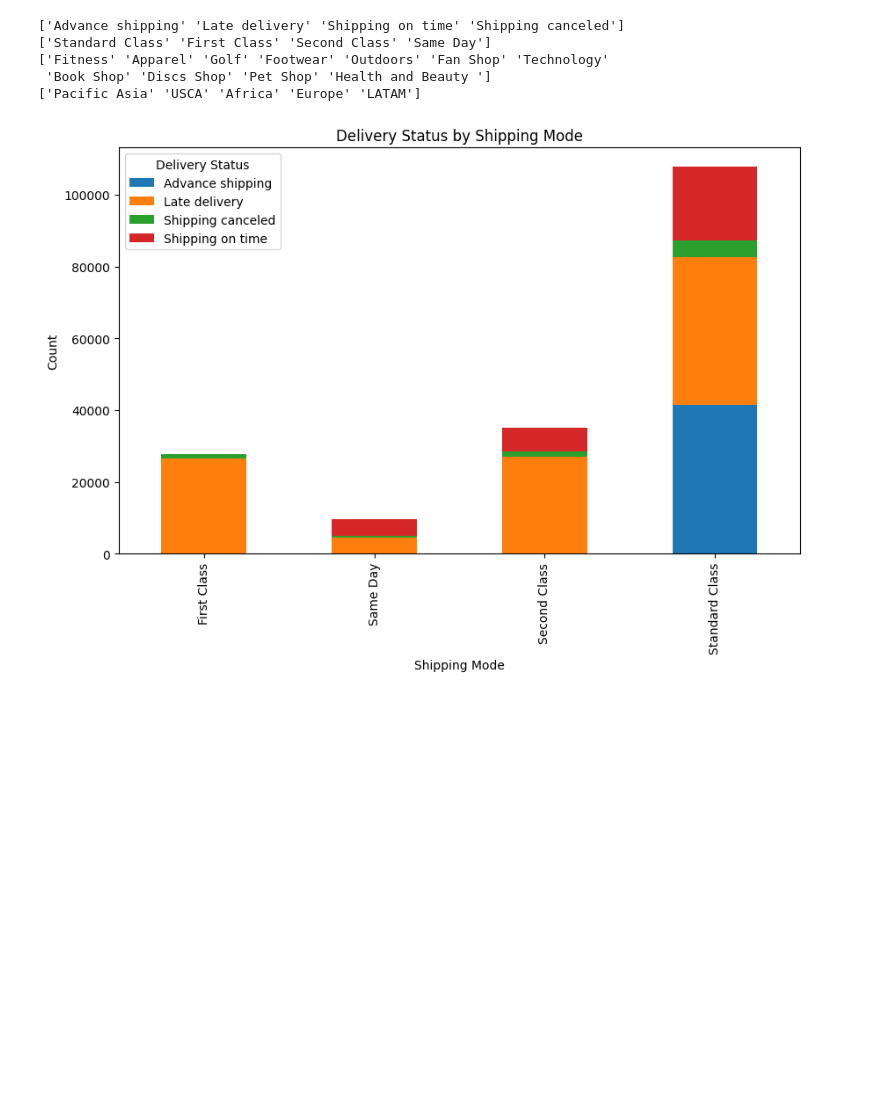
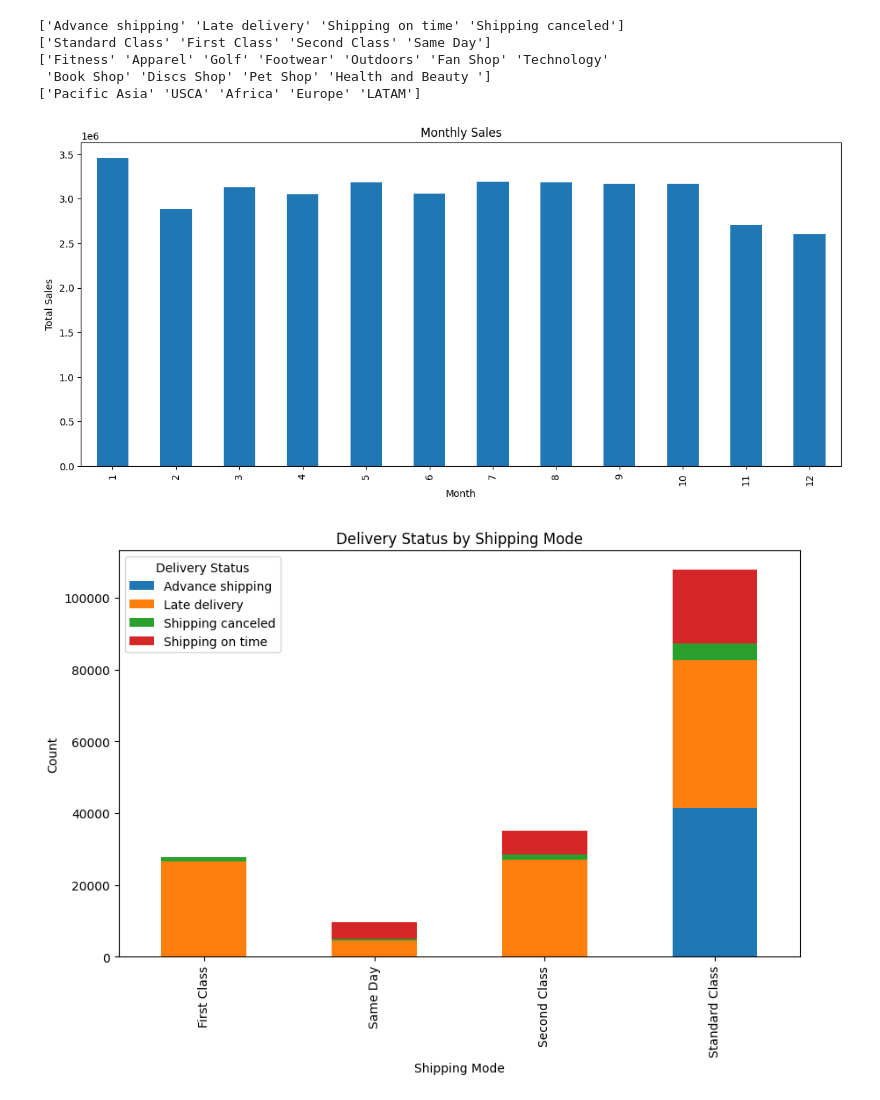
Before and after one commit to ylangylangg/MY-DAC-Curriculum, a Jupyter notebook: DAC-Internal-Group9/RetailStores-Attempt.ipynb, the cells around one changed output. Cells and saved outputs as stored; diff of their text form; code cells hidden in the pictures; blank space fills up the shorter version.

```diff
--- a/DAC-Internal-Group9/RetailStores-Attempt.ipynb
+++ b/DAC-Internal-Group9/RetailStores-Attempt.ipynb
@@ -42,3 +42,6 @@ duplicate_rows_df = df[df.duplicated()]
 print("number of duplicate rows: ", duplicate_rows_df.shape)
 # %% [output]
 number of duplicate rows:  (0, 53)
+# %%
+# Drop duplicate rows
+df = df.drop_duplicates()
@@ -57,3 +80,12 @@ print(df['Market'].unique())
 df['order_date'] = pd.to_datetime(df['order date (DateOrders)'])
 df['year'] = df['order_date'].dt.year
 df['month'] = df['order_date'].dt.month
+# %%
+monthly_sales = df.groupby('month')['Sales'].sum()
+monthly_sales.plot(kind='bar')
+plt.title('Monthly Sales')
+plt.xlabel('Month')
+plt.ylabel('Total Sales')
+plt.show()
+# %% [output]
+[figure, added]
```
Also changed, not shown: parts of 3 cells of this notebook.
